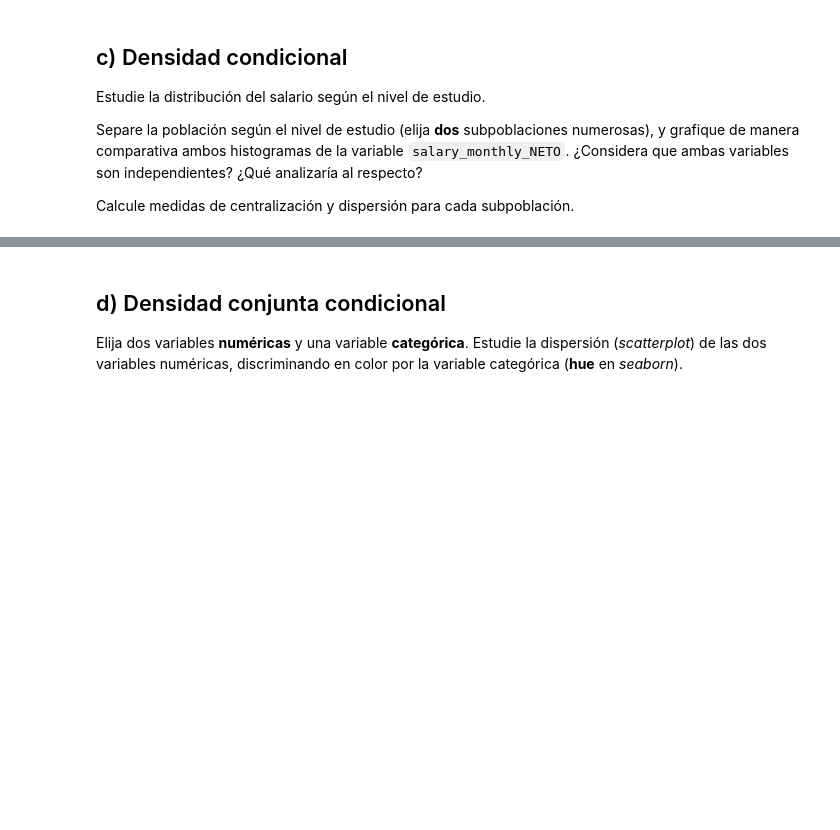
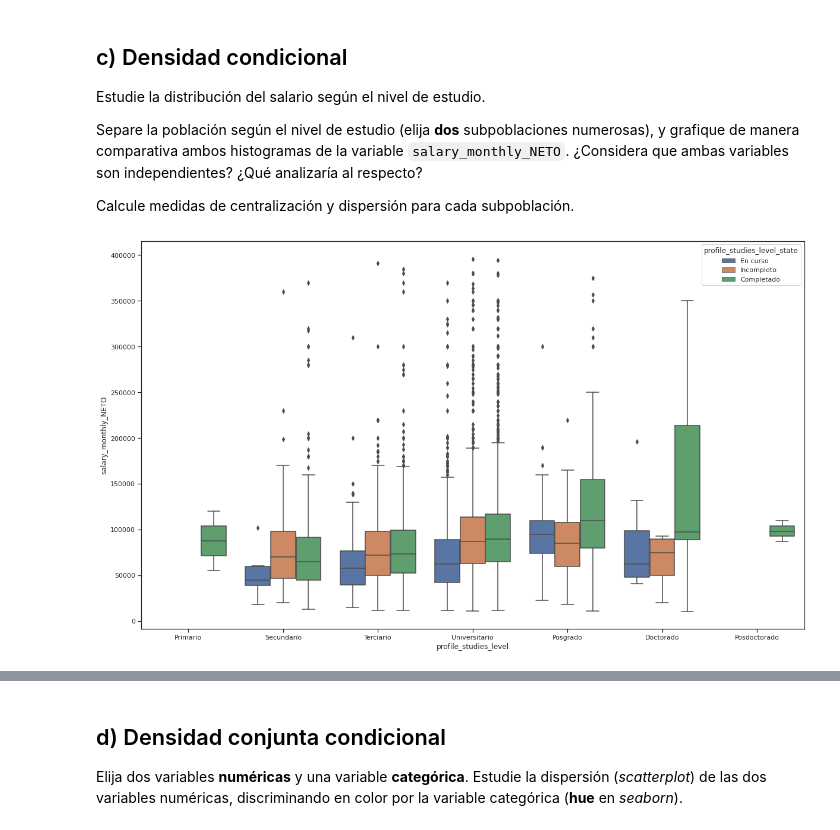
Before and after one commit to mgobbi289/DiploDatos, a Jupyter notebook: AnalisisyVisualizacion/Entregable_1_Ejercicio_2.ipynb, the cells around one changed output, grey strips where cells are left out. Cells and saved outputs as stored; diff of their text form; code cells hidden in the pictures; blank space fills up the shorter version.

```diff
--- a/AnalisisyVisualizacion/Entregable_1_Ejercicio_2.ipynb
+++ b/AnalisisyVisualizacion/Entregable_1_Ejercicio_2.ipynb
@@ -227,3 +275,28 @@ Separe la población según el nivel de estudio (elija **dos** subpoblaciones nu
 ¿Qué analizaría al respecto?
 
 Calcule medidas de centralización y dispersión para cada subpoblación.
+# %%
+sorted_studies_levels = [ 'Primario'
+                        , 'Secundario'
+                        , 'Terciario'
+                        , 'Universitario'
+                        , 'Posgrado'
+                        , 'Doctorado'
+                        , 'Posdoctorado'
+                        ]
+
+sorted_studies_state = [ 'En curso'
+                       , 'Incompleto'
+                       , 'Completado'
+                       ]
+# %%
+plt.figure(figsize=(20, 12))
+
+seaborn.boxplot(data=df,
+                x=nivel,
+                y=neto,
+                hue=estado,
+                hue_order=sorted_studies_state,
+                order=sorted_studies_levels);
+# %% [output]
+[figure, added]
```
Also changed, not shown: parts of 12 cells of this notebook.
